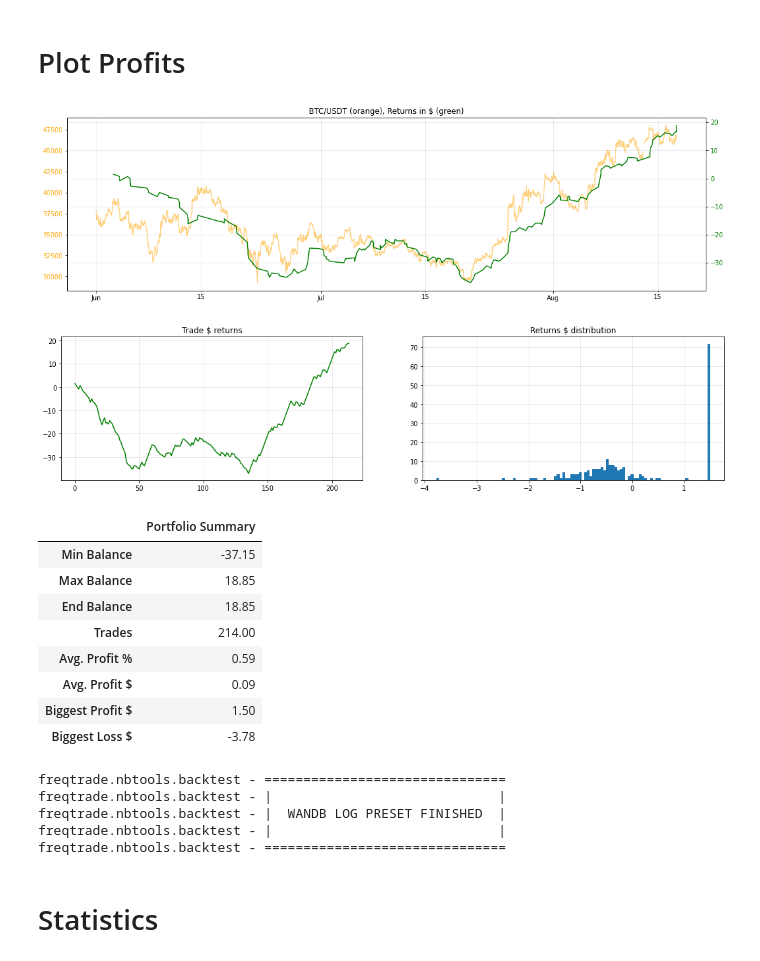
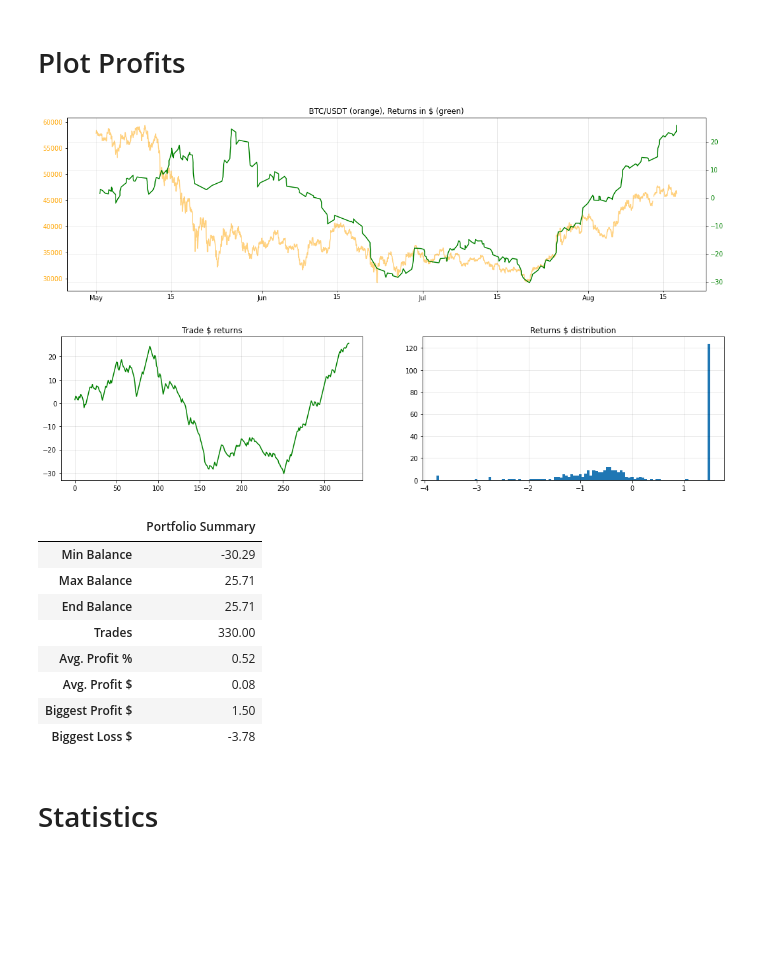
Before and after one commit to webclinic017/superft, a Jupyter notebook: notebooks/BT Strategy File.ipynb, the cells around one changed output. Drawn from its saved outputs; the diff is of its cells as text; code cells hidden in the pictures; blank space fills up the shorter version.

```diff
--- a/notebooks/BT Strategy File.ipynb
+++ b/notebooks/BT Strategy File.ipynb
@@ -69,5 +71,20 @@ DATALOADER.clear()
 # %%
+"""
+Strategy Backtesting Principles:
+
+- In this case, we use "Long only" strategy.
+
+- ZOOM OUT: Test in various market conditions, such as:
+   > Bear Period - Profits should slight loss or ranging.
+   > Bull Period - Profits must up!
+   > Ranging Period - Profits should at least ranging. Up profits are welcome.
+
+- ZOOM IN: Current condition validation:
+  > Test strategy to last 1 month data, determine if it's suitable to dry run.
+"""
+
 # List of available file strategies
-for f in PATH_STRATEGIES.glob("*.py"):
-    print(f.name)
+strats = [it.name for it in PATH_STRATEGIES.glob("*.py")]
+df = pd.DataFrame({"strategies": strats })
+qgrid.show_grid(df)
 # %% [output]
@@ -91,12 +92,12 @@ TrainCatBoostStrategy.py
 # %% [markdown]
 # Strategy File Backtesting
 # %%
-strategy_classname = "AwesomeMacd"  # Strategy Filename and Classname must same!
+strategy_classname = "NFINext8"  # Strategy Filename and Classname must same!
 
 preset = FilePreset(
-    timerange = "20210601-",
+    timerange = "20210501-",
+    config_dict = configs.DEFAULT,
     path_to_file = PATH_STRATEGIES / f"{strategy_classname}.py",
-    config_dict = configs.DEFAULT,
     path_data = PATH_DATA,
 )
 
@@ -108,4 +109,12 @@ preset.overwrite_config(
 
 stats, summary = backtest(preset, preset.default_strategy_code, clsname=strategy_classname, dataloader=DATALOADER)
 trades = pd.DataFrame(stats["strategy"][strategy_classname]["trades"])
+
+plotting.plot_profits(
+    trades,
+    start = "2021-05-01",
+    end = "2021-09-01",
+    path_mount = PATH_MOUNT,
+    name = preset.name
+)
 # %% [output]
@@ -131,27 +178,23 @@ freqtrade.nbtools.helper - "Whole Backtesting Process (Backtest + Log)" executed
 # %%
 plotting.plot_profits(
     trades,
-    start = "2021-06-01",
+    start = "2021-05-01",
     end = "2021-09-01",
-    path_mount = PATH_MOUNT
+    path_mount = PATH_MOUNT,
+    name = preset.name,
 )
 # %% [output]
-[figure, old version]
+[figure, new version]
-[figure, old version]
+[figure, new version]
 |  | Portfolio Summary |
-| Min Balance | -37.15 |
-| Max Balance | 18.85 |
-| End Balance | 18.85 |
-| Trades | 214.00 |
-| Avg. Profit % | 0.59 |
-| Avg. Profit $ | 0.09 |
+| Min Balance | -30.29 |
+| Max Balance | 25.71 |
+| End Balance | 25.71 |
+| Trades | 330.00 |
+| Avg. Profit % | 0.52 |
+| Avg. Profit $ | 0.08 |
 | Biggest Profit $ | 1.50 |
 | Biggest Loss $ | -3.78 |
-freqtrade.nbtools.backtest - ===============================
-freqtrade.nbtools.backtest - |                             |
-freqtrade.nbtools.backtest - |  WANDB LOG PRESET FINISHED  |
-freqtrade.nbtools.backtest - |                             |
-freqtrade.nbtools.backtest - ===============================
 # %% [markdown]
 # Statistics
 # %%
```
Also changed, not shown: parts of 5 cells of this notebook, 14 other files.
